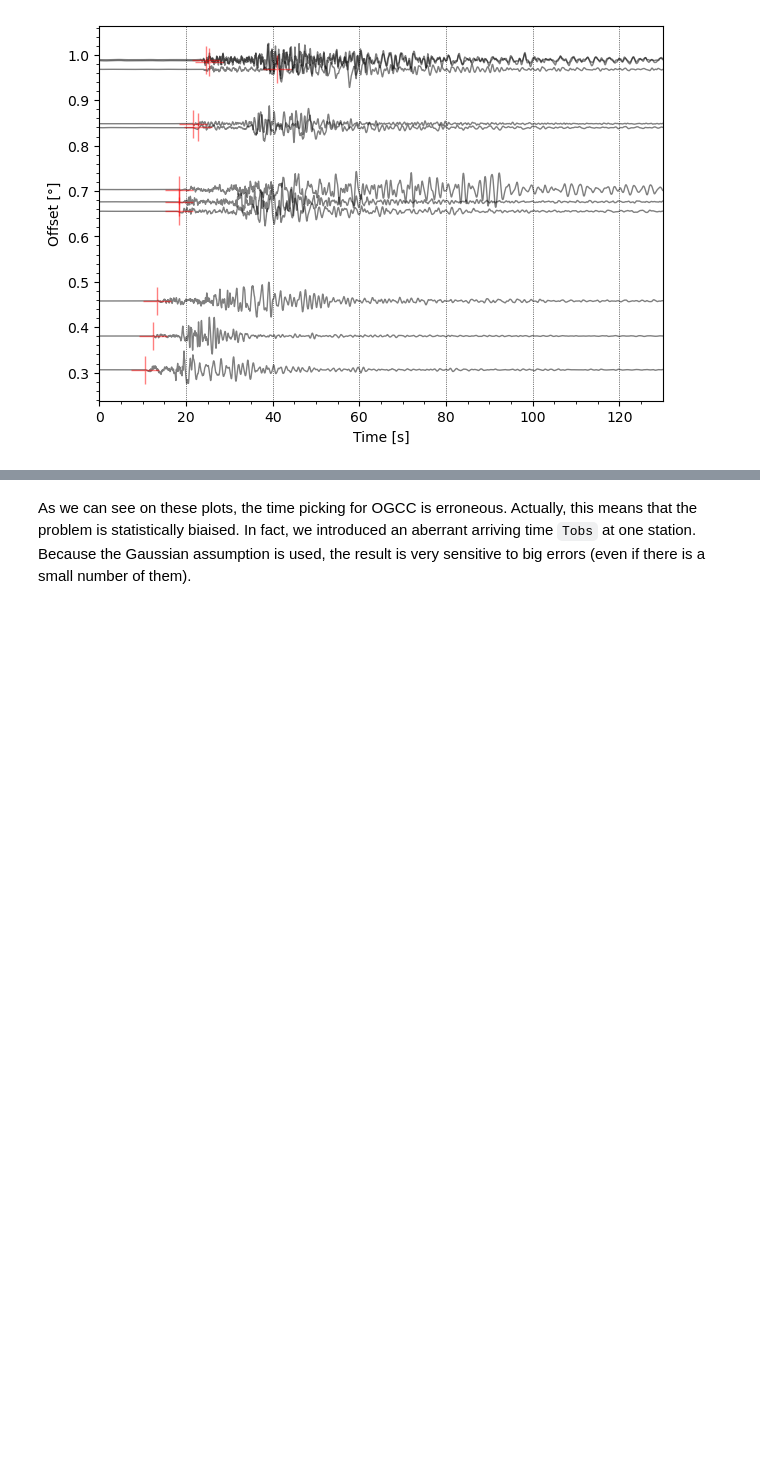
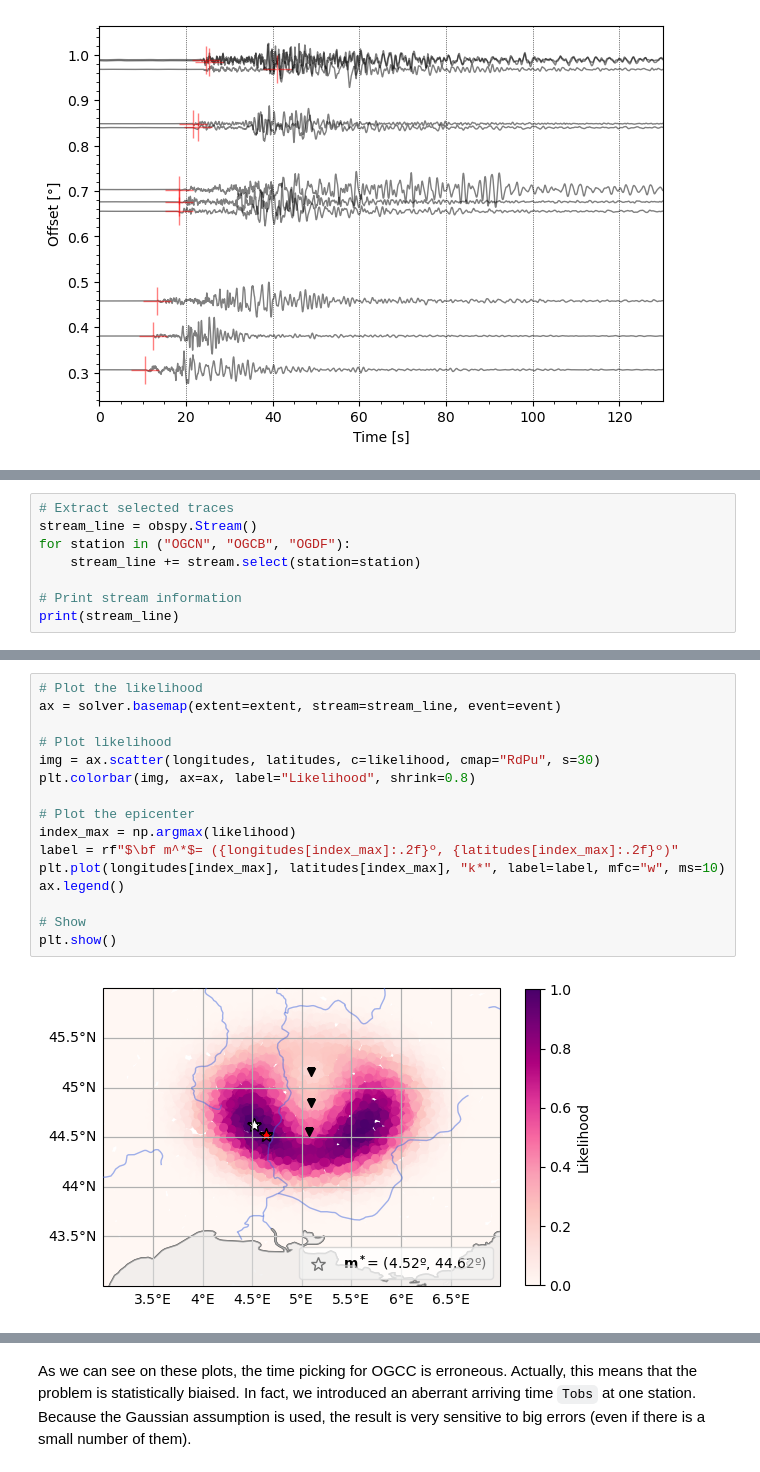
Before and after one commit to leonard-seydoux/earth-data-science, a Jupyter notebook: labs/2_epicenter/epicenter_solution.ipynb, the cells around one changed output, grey strips where cells are left out. Saved outputs shown, nothing was run; the diff lists cells and outputs as text; blank space fills up the shorter version.

```diff
--- a/labs/2_epicenter/epicenter_solution.ipynb
+++ b/labs/2_epicenter/epicenter_solution.ipynb
@@ -321,0 +306,8 @@ Now the idea is to sample the probability density $\mathcal{L}(m)$ at random pos
+# %%
+# Extract selected traces
+stream_line = obspy.Stream()
+for station in ("OGCN", "OGCB", "OGDF"):
+    stream_line += stream.select(station=station)
+
+# Print stream information
+print(stream_line)
@@ -331,0 +343,18 @@ Compute here the likelihood function $\mathcal{L}(m)$ for a grid of epicenter lo
+# %%
+# Plot the likelihood
+ax = solver.basemap(extent=extent, stream=stream_line, event=event)
+
+# Plot likelihood
+img = ax.scatter(longitudes, latitudes, c=likelihood, cmap="RdPu", s=30)
+plt.colorbar(img, ax=ax, label="Likelihood", shrink=0.8)
+
+# Plot the epicenter
+index_max = np.argmax(likelihood)
+label = rf"$\bf m^*$= ({longitudes[index_max]:.2f}º, {latitudes[index_max]:.2f}º)"
+plt.plot(longitudes[index_max], latitudes[index_max], "k*", label=label, mfc="w", ms=10)
+ax.legend()
+
+# Show
+plt.show()
+# %% [output]
+[figure, added]
```
Also changed, not shown: parts of 13 cells of this notebook.
